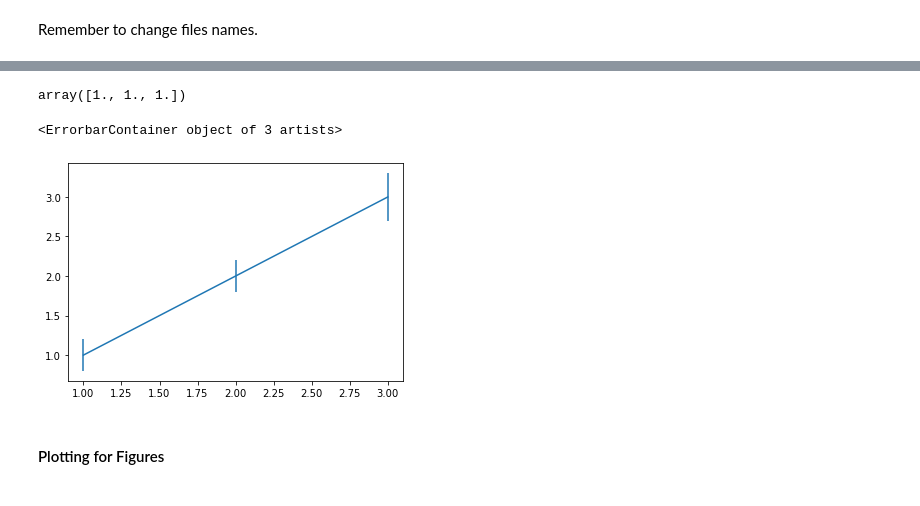
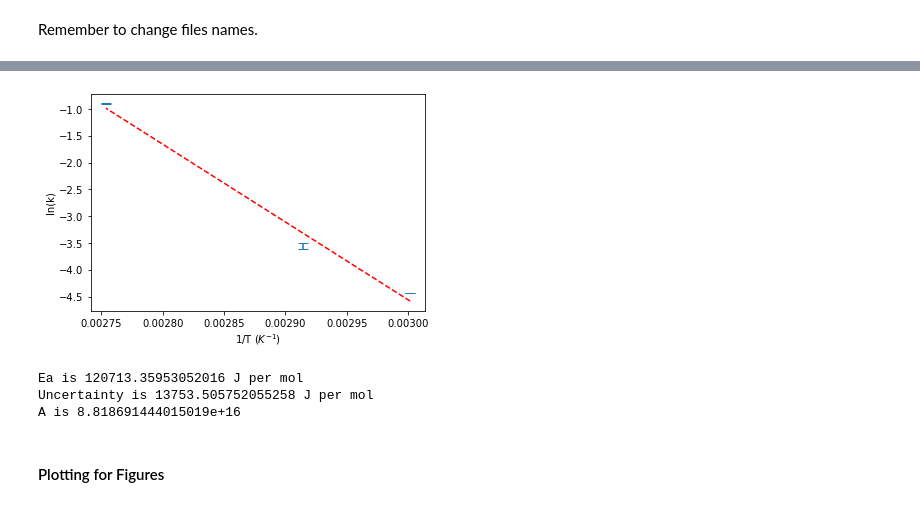
Before and after one commit to ESaundersNano/Mini-1-Multidimensional-analysis-of-perovskite-growth, a Jupyter notebook: optical_image_growth_rate.ipynb, the cells around one changed output, grey strips where cells are left out. Saved outputs shown, nothing was run; the diff lists cells and outputs as text; code cells hidden in the pictures.

```diff
--- a/optical_image_growth_rate.ipynb
+++ b/optical_image_growth_rate.ipynb
@@ -427,14 +429,14 @@ print(len(line_points_list), "facets selected")
 # %% [markdown]
 You can also enter in coordinates yourself, or load from a file.
 # %%
-line_points_list = np.array(
+# line_points_list = np.array(
 
-[[[620.9378366 , 401.14915672],
-        [929.5771286 , 418.36409731]],
- [[564.37446038, 356.88216664],
-        [572.98193068, 268.34818646]],
- [[282.78721788, 548.70579035],
-        [209.00890107, 535.1797656 ]]]
+# [[[620.9378366 , 401.14915672],
+#         [929.5771286 , 418.36409731]],
+#  [[564.37446038, 356.88216664],
+#         [572.98193068, 268.34818646]],
+#  [[282.78721788, 548.70579035],
+#         [209.00890107, 535.1797656 ]]]
 
-)
+# )
 # %% [markdown]
@@ -444,7 +446,8 @@ Select which facets are going to be included in the plot.
 # I think just replace first len in expressions below to some list of indices I specify here.
 
 i_start = 0
-i_end = 4 # inclusive
+i_end = 0 # inclusive
+# i_end = len(line_points_list)
 i_list = np.arange(i_start, i_end+1)
 i_list
 # %% [output]
@@ -514,7 +517,7 @@ Plot displacement of facets from their starting position with time. You have to
 # %%
 %matplotlib inline
 
-cut_time=1800 # sets where truncate data to then fit a linear growth rate
+cut_time=2500 # sets where truncate data to then fit a linear growth rate
 
 def getnearpos(array,value):
         idx = np.argmin((np.abs(array-value)))
@@ -615,19 +608,35 @@ np.save('growth vs temperature/fastest_facet_90.npy', fastest_facet)
-# %%
-np.array([1,3,6])/np.array([1,3,6])
-# %% [output]
-array([1., 1., 1.])
 # %%
 temperatures_C = np.array([60, 70, 90])
 temperatures_K = temperatures_C + 273.15
 
 growth_rates = np.array([g_60, g_70, g_90])
 error = np.array([e_60, e_70, e_90])
 ln_error = error/growth_rates # small error approx
 
-plt.errorbar((1/temperatures_K),np.log(growth_rates), ln_error)
+plt.figure("Arrhenius")
+plt.errorbar((1/temperatures_K),np.log(growth_rates), ln_error, barsabove=True,capsize =5, ls ="none")
+m, c = oif.fit_speed_linear(np.log(growth_rates), 1/temperatures_K, return_intercept=True)
+plt.plot(1/temperatures_K, m*(1/temperatures_K)+c, color = "red", ls="--")
+
+
+plt.xlabel("1/T ($K^{-1}$)")
+plt.ylabel("ln(k)")
+#plt.ylabel("Position ($µm$)")
+#"$"
+plt.show()
 # %% [output]
-<ErrorbarContainer object of 3 artists>
-[figure, old version]
+[figure, new version]
+# %%
+Ea = -m*8.31
+print("Ea is", Ea, "J per mol")
+std_dev = oif.fit_speed_linear_standard_dev(np.log(growth_rates), 1/temperatures_K)
+std_dev = std_dev*8.31
+print("Uncertainty is", std_dev, "J per mol")
+print("A is", np.exp(c))
+# %% [output]
+Ea is 120713.35953052016 J per mol
+Uncertainty is 13753.505752055258 J per mol
+A is 8.818691444015019e+16
 # %% [markdown]
 #### Plotting for Figures
 # %% [markdown]
```
Also changed, not shown: parts of 9 cells of this notebook, 5 other files.
